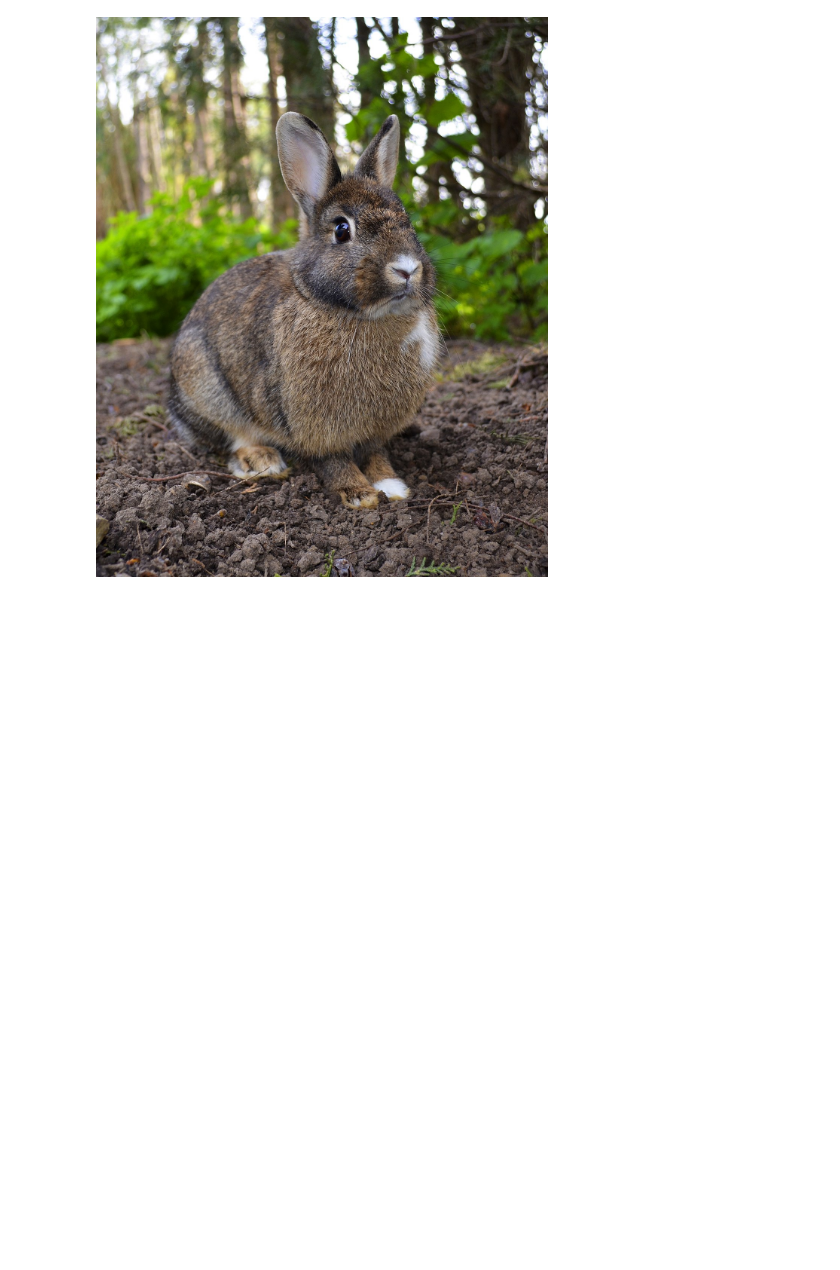
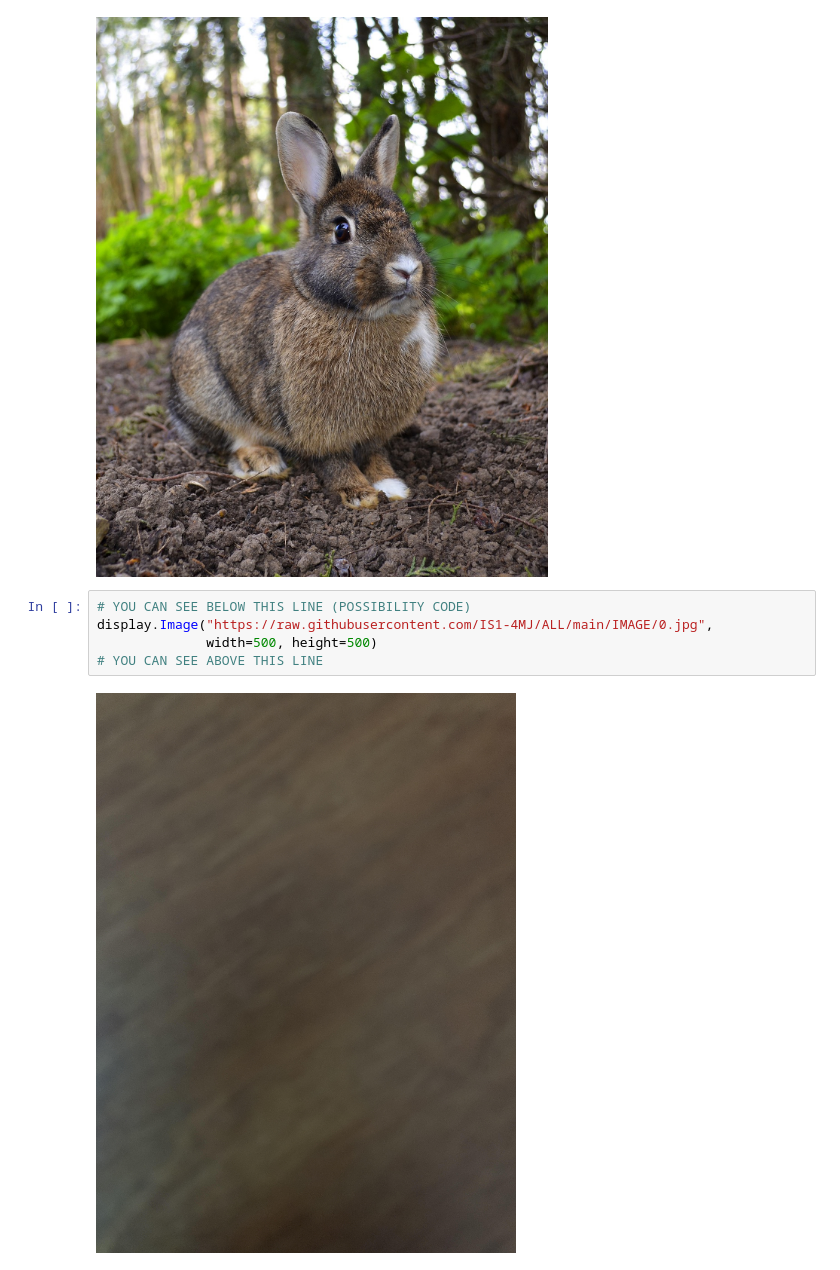
Before and after one commit to IS1-4MJ/ALL, a Jupyter notebook: MATH/2.ipynb, the cells around one changed output. Saved outputs shown, nothing was run; the diff lists cells and outputs as text; blank space fills up the shorter version.

```diff
--- a/MATH/2.ipynb
+++ b/MATH/2.ipynb
@@ -8,3 +8,10 @@ display.Image("https://upload.wikimedia.org/wikipedia/commons/thumb/1/1f/Oryctol
 # YOU CAN SEE ABOVE THIS LINE
 # %% [output]
 [figure]
+# %%
+# YOU CAN SEE BELOW THIS LINE (POSSIBILITY CODE)
+display.Image("https://raw.githubusercontent.com/IS1-4MJ/ALL/main/IMAGE/0.jpg",
+              width=500, height=500)
+# YOU CAN SEE ABOVE THIS LINE
+# %% [output]
+[figure, added]
```
